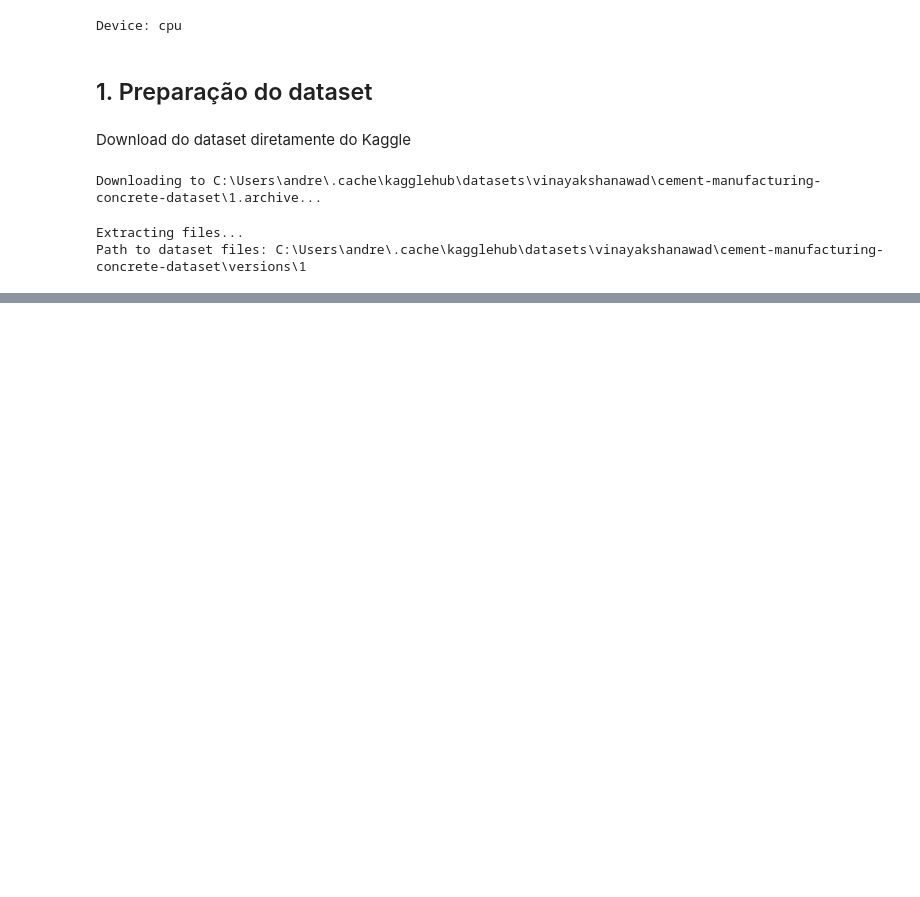
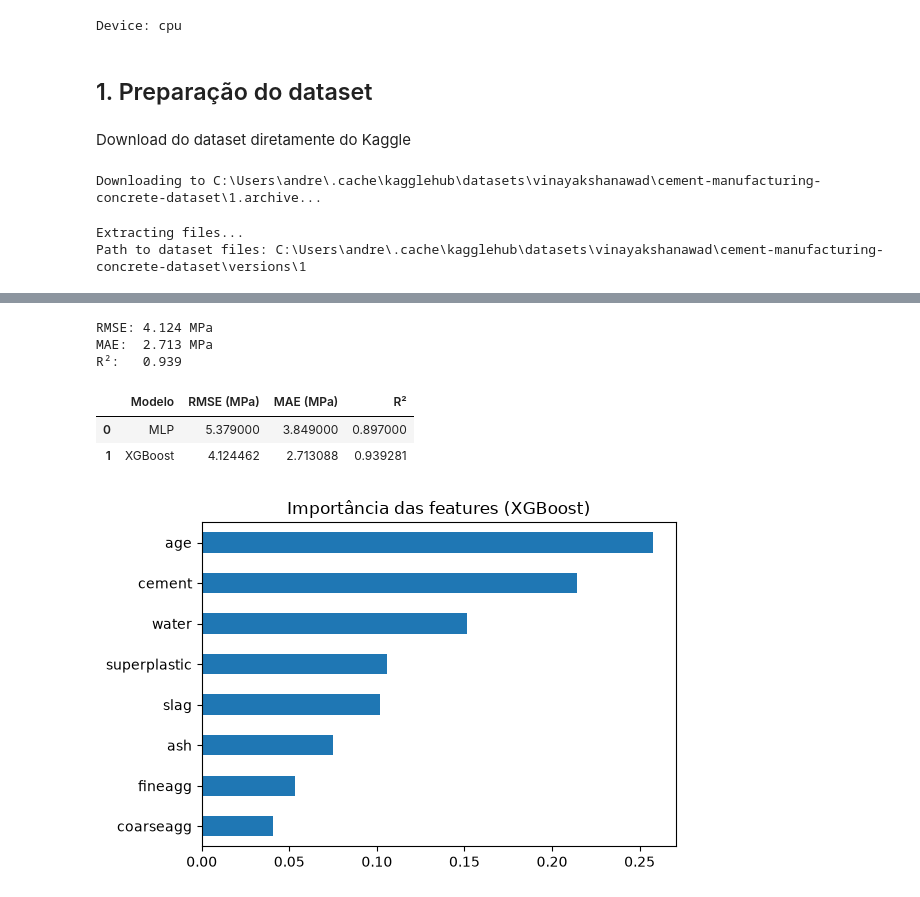
Before and after one commit to andre-aracaetano/study-of-mlp-and-genetic-algorithm-with-a-cement-dataset, a Jupyter notebook: mlp.ipynb, the cells around one changed output, grey strips where cells are left out. Saved outputs shown, nothing was run; the diff lists cells and outputs as text; code cells hidden in the pictures; blank space fills up the shorter version.

```diff
--- a/mlp.ipynb
+++ b/mlp.ipynb
@@ -68,0 +559,10 @@ Para o problema que estou trabalhando, eu quero utilizar os compostos que compoe
+# %%
+best = results_df.iloc[0]
+print("Melhor configuração encontrada na busca:")
+print(best)
+
+best_hidden = best["hidden"]
+best_dropout = best["dropout"]
+best_lr = best["lr"]
+best_epochs = best["max_epochs"]
+best_activation = activation_map[best["activation"]]
@@ -68,0 +694,11 @@ Para o problema que estou trabalhando, eu quero utilizar os compostos que compoe
+# %%
+best_xgb = xgb_results_df.iloc[0]
+best_xgb_params = {k: best_xgb[k] for k in param_names}
+best_xgb_params["n_estimators"] = int(best_xgb_params["n_estimators"])
+best_xgb_params["max_depth"] = int(best_xgb_params["max_depth"])
+
+print("Melhor configuração XGBoost encontrada na busca:")
+print(best_xgb)
+
+xgb_kfold_rmse = evaluate_config_xgb(best_xgb_params, n_splits=5)
+print(f"\nRMSE médio (5-fold) com a melhor config: {xgb_kfold_rmse:.3f} MPa")
@@ -68,0 +716,40 @@ Para o problema que estou trabalhando, eu quero utilizar os compostos que compoe
+# %%
+final_xgb = xgb.XGBRegressor(
+    **best_xgb_params,
+    random_state=SEED,
+    objective="reg:squarederror",
+)
+final_xgb.fit(X_train, y_train.ravel())
+
+xgb_test_preds = final_xgb.predict(X_test)
+
+xgb_rmse = np.sqrt(mean_squared_error(y_test, xgb_test_preds))
+xgb_mae = mean_absolute_error(y_test, xgb_test_preds)
+xgb_r2 = r2_score(y_test, xgb_test_preds)
+
+print(f"RMSE: {xgb_rmse:.3f} MPa")
+print(f"MAE:  {xgb_mae:.3f} MPa")
+print(f"R²:   {xgb_r2:.3f}")
+# %% [output]
+RMSE: 4.124 MPa
+MAE:  2.713 MPa
+R²:   0.939
+# %%
+comparison = pd.DataFrame({
+    "Modelo": ["MLP", "XGBoost"],
+    "RMSE (MPa)": [5.379, xgb_rmse],
+    "MAE (MPa)":  [3.849, xgb_mae],
+    "R²":         [0.897, xgb_r2],
+})
+comparison
+# %% [output]
+|  | Modelo | RMSE (MPa) | MAE (MPa) | R² |
+| 0 | MLP | 5.379000 | 3.849000 | 0.897000 |
+| 1 | XGBoost | 4.124462 | 2.713088 | 0.939281 |
+# %%
+importances = pd.Series(final_xgb.feature_importances_, index=df.drop(columns=[TARGET]).columns)
+importances.sort_values().plot(kind="barh", figsize=(6, 4), title="Importância das features (XGBoost)")
+plt.tight_layout()
+plt.show()
+# %% [output]
+[figure, added]
```
Also changed, not shown: parts of 39 cells of this notebook, 1 other file.
